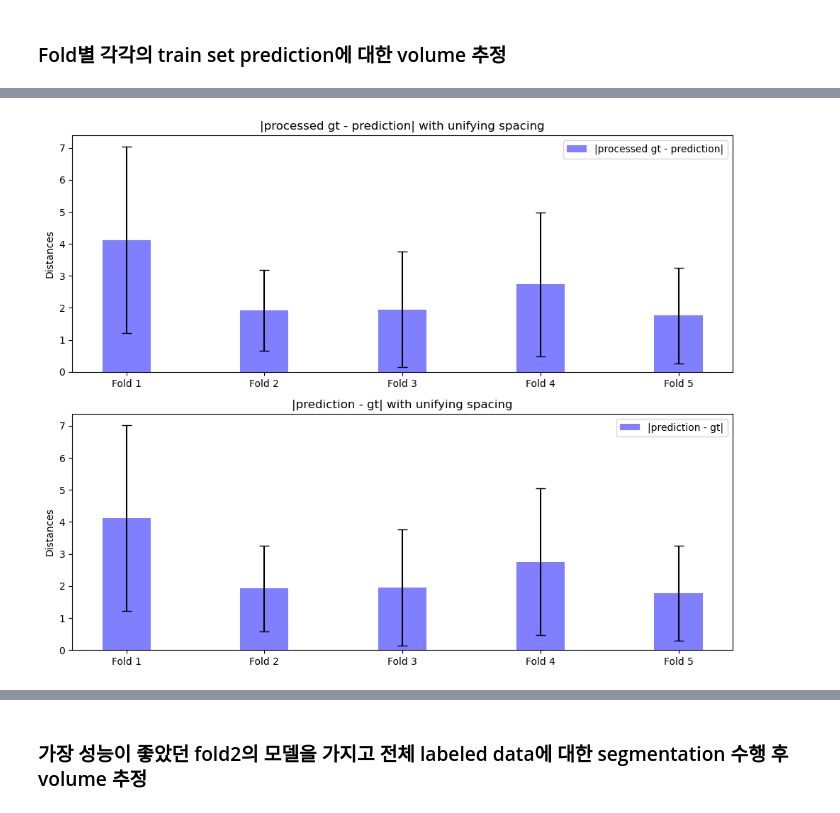
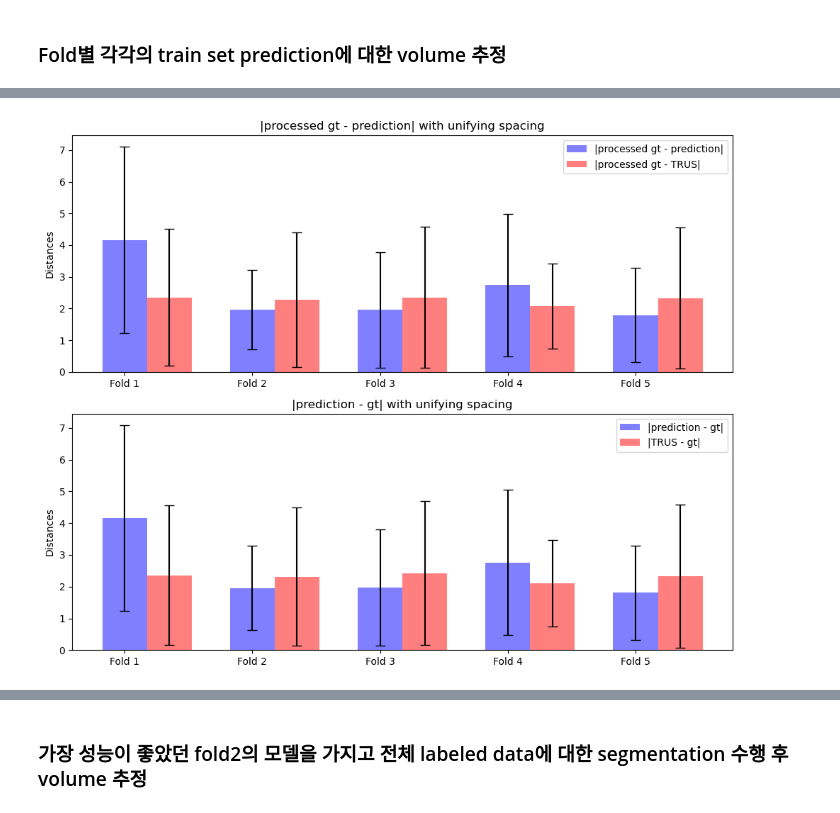
Before and after one commit to hyu-cvlab/personal_jinseonoh_medical, a Jupyter notebook: volume_estimation_TZ.ipynb, the cells around one changed output, grey strips where cells are left out. Drawn from its saved outputs; the diff is of its cells as text; code cells hidden in the pictures.

```diff
--- a/volume_estimation_TZ.ipynb
+++ b/volume_estimation_TZ.ipynb
@@ -475,15 +483,15 @@ for fold_idx, directory_path in enumerate(directory_paths, start=1):
                         volume_realgt = calculate_volume(mask_voxel_count_realgt, pixel_spacing_x_realgt, pixel_spacing_y_realgt, slice_gap_realgt)
 
                         # 값 저장
-                        if a_value in TRUS:
+                        if a_value in TRUS_tz:
                             cnt += 1
                             a_lists[fold_idx - 1].append(volume_gt)
                             b_lists[fold_idx - 1].append(volume_pred)
                             c_lists[fold_idx - 1].append(volume_realgt)
-                            d_lists[fold_idx - 1].append(TRUS[a_value])
+                            d_lists[fold_idx - 1].append(TRUS_tz[a_value])
                             # 출력
                             print(f"No.: {a_value}")
-#                             print(f"\t Volume (TRUS): {TRUS[a_value]}")
+                            print(f"\t Volume (TRUS_tz): {TRUS_tz[a_value]}")
                             print(f"\t Pixel Spacing X (realgt): {np.round(float(pixel_spacing_x_realgt),3)}")
                             print(f"\t Volume (realgt): {np.round(volume_realgt,1)}")
                             print(f"\t Pixel Spacing X (gt): {np.round(float(pixel_spacing_x_gt),3)}")
@@ -846,15 +854,15 @@ for fold_idx, directory_path in enumerate(directory_paths, start=1):
                         volume_realgt = calculate_volume(mask_voxel_count_realgt, pixel_spacing_x_realgt, pixel_spacing_y_realgt, slice_gap_realgt)
 
                         # 값 저장
-                        if a_value in TRUS:
+                        if a_value in TRUS_tz:
                             cnt += 1
                             a_lists[fold_idx - 1].append(volume_gt)
                             b_lists[fold_idx - 1].append(volume_pred)
                             c_lists[fold_idx - 1].append(volume_realgt)
-                            d_lists[fold_idx - 1].append(TRUS[a_value])
+                            d_lists[fold_idx - 1].append(TRUS_tz[a_value])
                             # 출력
                             print(f"No.: {a_value}")
-#                             print(f"\t Volume (TRUS): {TRUS[a_value]}")
+                            print(f"\t Volume (TRUS_tz): {TRUS_tz[a_value]}")
                             print(f"\t Pixel Spacing X (realgt): {np.round(float(pixel_spacing_x_realgt),3)}")
                             print(f"\t Volume (realgt): {np.round(volume_realgt,1)}")
                             print(f"\t Pixel Spacing X (gt): {np.round(float(pixel_spacing_x_gt),3)}")
@@ -924,26 +932,26 @@ for fold_idx, (a_values, b_values, c_values) in enumerate(zip(a_lists, b_lists,
     print(f"|prediction - gt| 표준편차: {std_bc_fold}")
     print()
 
-# # fold별로 |a-d|와 |d-c| 계산 : fold마다 validation에 사용된 데이터가 다를거라서
-# for fold_idx, (a_values, d_values, c_values) in enumerate(zip(a_lists, d_lists, c_lists), start=1):
-#     abs_diff_ad_fold = np.abs(np.array(a_values) - np.array(d_values))
-#     abs_diff_dc_fold = np.abs(np.array(d_values) - np.array(c_values))
+# fold별로 |a-d|와 |d-c| 계산 : fold마다 validation에 사용된 데이터가 다를거라서
+for fold_idx, (a_values, d_values, c_values) in enumerate(zip(a_lists, d_lists, c_lists), start=1):
+    abs_diff_ad_fold = np.abs(np.array(a_values) - np.array(d_values))
+    abs_diff_dc_fold = np.abs(np.array(d_values) - np.array(c_values))
 
-#     mean_ad_fold = np.mean(abs_diff_ad_fold)
-#     std_ad_fold = np.std(abs_diff_ad_fold)
-#     mean_dc_fold = np.mean(abs_diff_dc_fold)
-#     std_dc_fold = np.std(abs_diff_dc_fold)
-#     mean_ad.append(mean_ad_fold)
-#     std_ad.append(std_ad_fold)
-#     mean_dc.append(mean_dc_fold)
-#     std_dc.append(std_dc_fold)
+    mean_ad_fold = np.mean(abs_diff_ad_fold)
+    std_ad_fold = np.std(abs_diff_ad_fold)
+    mean_dc_fold = np.mean(abs_diff_dc_fold)
+    std_dc_fold = np.std(abs_diff_dc_fold)
+    mean_ad.append(mean_ad_fold)
+    std_ad.append(std_ad_fold)
+    mean_dc.append(mean_dc_fold)
+    std_dc.append(std_dc_fold)
 
-#     print(f"Fold {fold_idx}:")
-#     print(f"|processed gt - TRUS| 평균: {mean_ad_fold}")
-#     print(f"|processed gt - TRUS| 표준편차: {std_ad_fold}")
-#     print(f"|TRUS - gt| 평균: {mean_dc_fold}")
-#     print(f"|TRUS - gt| 표준편차: {std_dc_fold}")
-#     print()
+    print(f"Fold {fold_idx}:")
+    print(f"|processed gt - TRUS| 평균: {mean_ad_fold}")
+    print(f"|processed gt - TRUS| 표준편차: {std_ad_fold}")
+    print(f"|TRUS - gt| 평균: {mean_dc_fold}")
+    print(f"|TRUS - gt| 표준편차: {std_dc_fold}")
+    print()
 
 # Fold별 바 차트 그리기
 fig, axes = plt.subplots(2, 1, figsize=(10, 8))
@@ -951,7 +959,7 @@ bar_width = 0.35
 
 # 첫 번째 plot
 axes[0].bar(range(1, num_folds + 1), mean_ab, bar_width, yerr=std_ab, color='b', alpha=0.5, capsize=5, label='|processed gt - prediction|')
-# axes[0].bar([x + bar_width for x in range(1, num_folds + 1)], mean_ad, bar_width, color='r', yerr=std_ad, alpha=0.5, capsize=5, label='|processed gt - TRUS|')
+axes[0].bar([x + bar_width for x in range(1, num_folds + 1)], mean_ad, bar_width, color='r', yerr=std_ad, alpha=0.5, capsize=5, label='|processed gt - TRUS|')
 axes[0].set_xticks(range(1, num_folds + 1))
 axes[0].set_xticklabels([f'Fold {i}' for i in range(1, num_folds + 1)])
 axes[0].set_ylabel('Distances')
@@ -960,7 +968,7 @@ axes[0].legend()
 
 # 두 번째 plot
 axes[1].bar(range(1, num_folds + 1), mean_bc, bar_width, yerr=std_bc, color='b', alpha=0.5, capsize=5, label='|prediction - gt|')
-# axes[1].bar([x + bar_width for x in range(1, num_folds + 1)], mean_dc, bar_width, yerr=std_dc, color='r', alpha=0.5, capsize=5, label='|TRUS - gt|')
+axes[1].bar([x + bar_width for x in range(1, num_folds + 1)], mean_dc, bar_width, yerr=std_dc, color='r', alpha=0.5, capsize=5, label='|TRUS - gt|')
 axes[1].set_xticks(range(1, num_folds + 1))
 axes[1].set_xticklabels([f'Fold {i}' for i in range(1, num_folds + 1)])
 axes[1].set_ylabel('Distances')
@@ -990,4 +998,4 @@ Fold 2:
-[figure, old version]
+[figure, new version]
 # %%
 fig, axes = plt.subplots(2, 1, figsize=(4, 8))
 bar_width = 0.35
```
Also changed, not shown: parts of 7 cells of this notebook, 2 other files.
